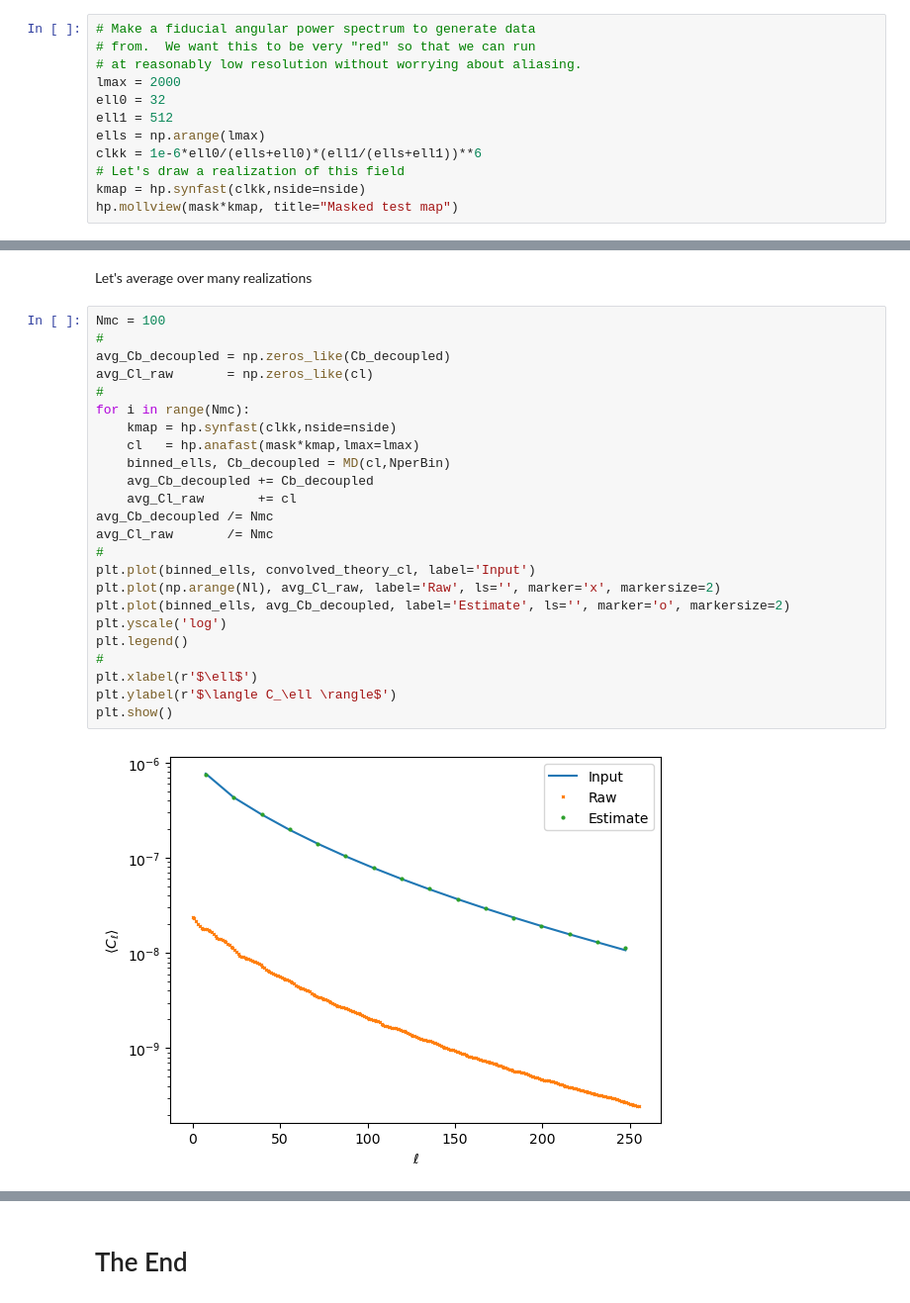
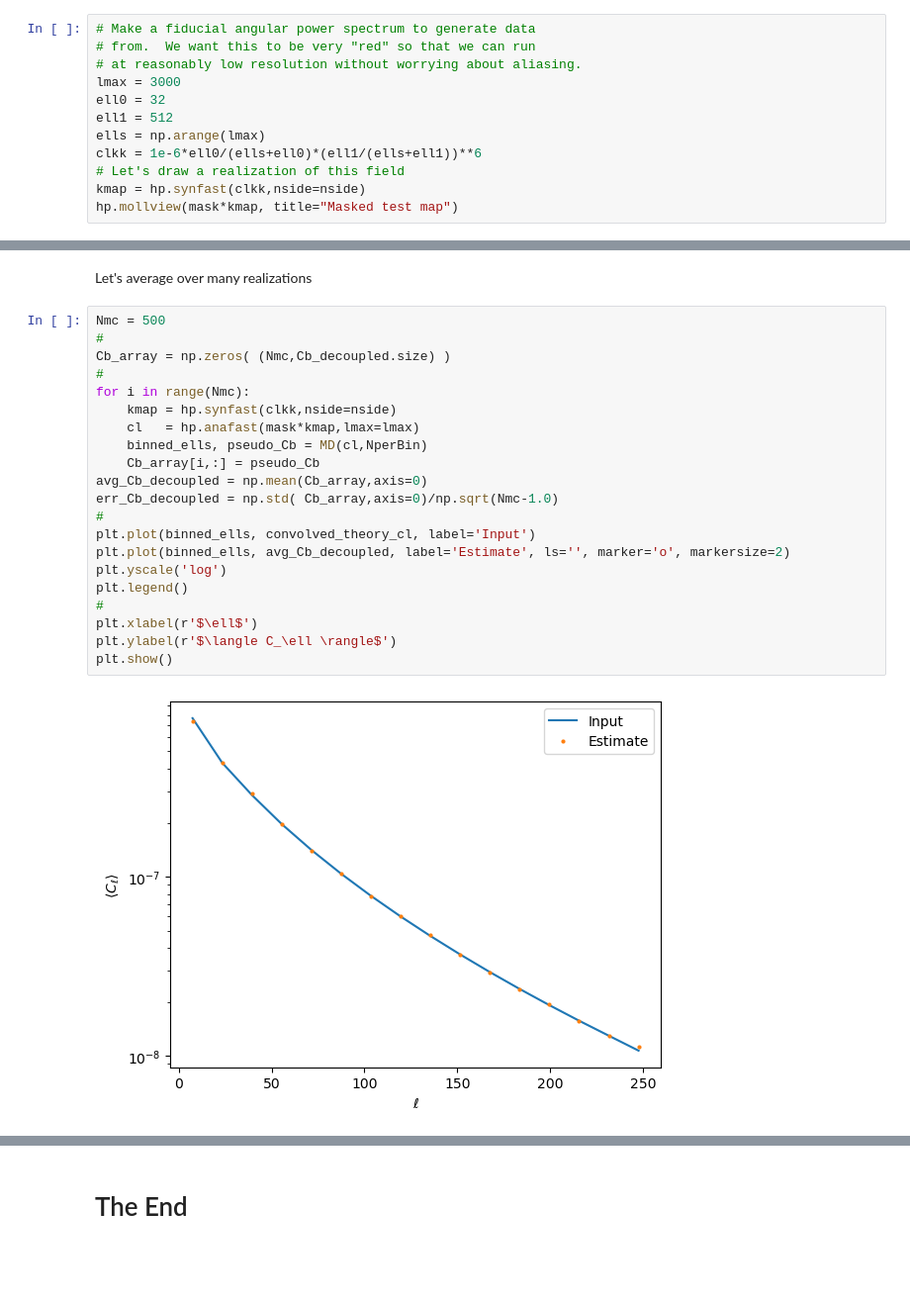
Before and after one commit to martinjameswhite/directsht, a Jupyter notebook: notebooks/mode_coupling_mat.ipynb, the cells around one changed output, grey strips where cells are left out. Shown at 99% size. Drawn from its saved outputs; the diff is of its cells as text; blank space fills up the shorter version.

```diff
--- a/notebooks/mode_coupling_mat.ipynb
+++ b/notebooks/mode_coupling_mat.ipynb
@@ -47,7 +47,7 @@ Now we make some mock data using Healpy's synfast routine to generate a Gaussian
 # Make a fiducial angular power spectrum to generate data
 # from.  We want this to be very "red" so that we can run
 # at reasonably low resolution without worrying about aliasing.
-lmax = 2000
+lmax = 3000
 ell0 = 32
 ell1 = 512
 ells = np.arange(lmax)
@@ -96,29 +96,26 @@ plt.xlim([0,binned_ells[-1]+50])
 # %% [markdown]
 Let's average over many realizations
 # %%
-Nmc = 100
+Nmc = 500
 #
-avg_Cb_decoupled = np.zeros_like(Cb_decoupled)
-avg_Cl_raw       = np.zeros_like(cl)
+Cb_array = np.zeros( (Nmc,Cb_decoupled.size) )
 #
 for i in range(Nmc):
     kmap = hp.synfast(clkk,nside=nside)
     cl   = hp.anafast(mask*kmap,lmax=lmax)
-    binned_ells, Cb_decoupled = MD(cl,NperBin)
-    avg_Cb_decoupled += Cb_decoupled
-    avg_Cl_raw       += cl
-avg_Cb_decoupled /= Nmc
-avg_Cl_raw       /= Nmc
+    binned_ells, pseudo_Cb = MD(cl,NperBin)
+    Cb_array[i,:] = pseudo_Cb
+avg_Cb_decoupled = np.mean(Cb_array,axis=0)
+err_Cb_decoupled = np.std( Cb_array,axis=0)/np.sqrt(Nmc-1.0)
 #
 plt.plot(binned_ells, convolved_theory_cl, label='Input')
-plt.plot(np.arange(Nl), avg_Cl_raw, label='Raw', ls='', marker='x', markersize=2)
 plt.plot(binned_ells, avg_Cb_decoupled, label='Estimate', ls='', marker='o', markersize=2)
 plt.yscale('log')
 plt.legend()
 #
 plt.xlabel(r'$\ell$')
 plt.ylabel(r'$\langle C_\ell \rangle$')
 plt.show()
 # %% [output]
-[figure, old version]
+[figure, new version]
 # %%
```
Also changed, not shown: parts of 4 cells of this notebook.
